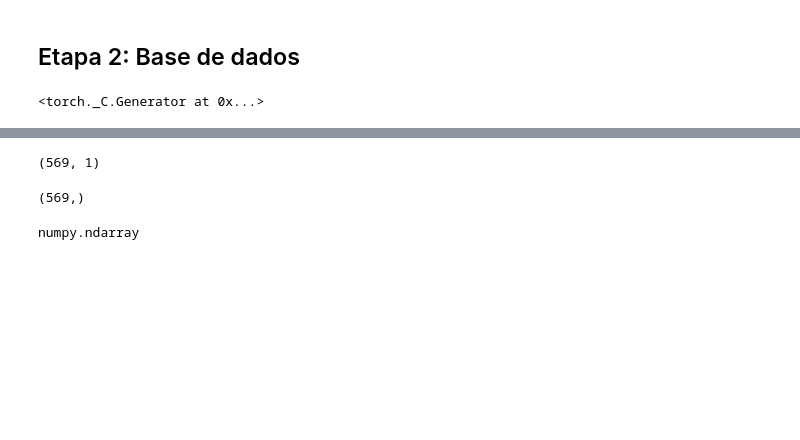
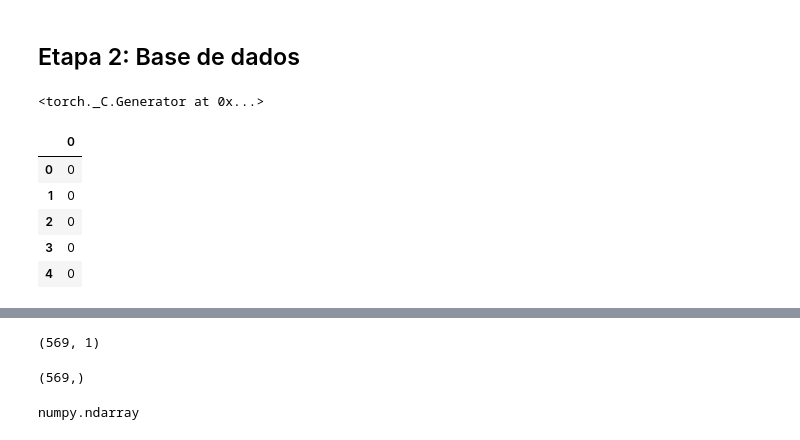
Before and after one commit to MarcelodeFreitas/udemy_deep_learning_pytorch_python, a Jupyter notebook: Projeto_2_Classificação_binária_breast_cancer_com_validação_cruzada.ipynb, the cells around one changed output, grey strips where cells are left out. Cells and saved outputs as stored; diff of their text form; code cells hidden in the pictures; blank space fills up the shorter version.

```diff
--- a/Projeto_2_Classificação_binária_breast_cancer_com_validação_cruzada.ipynb
+++ b/Projeto_2_Classificação_binária_breast_cancer_com_validação_cruzada.ipynb
@@ -45 +46,11 @@ classe = pd.read_csv('saidas_breast.csv')
+# %%
+type(classe)
+classe.head()
+# %% [output]
+|  | 0 |
+| 0 | 0 |
+| 1 | 0 |
+| 2 | 0 |
+| 3 | 0 |
+| 4 | 0 |
 # %%
```
Also changed, not shown: parts of 11 cells of this notebook, 1 other file.
